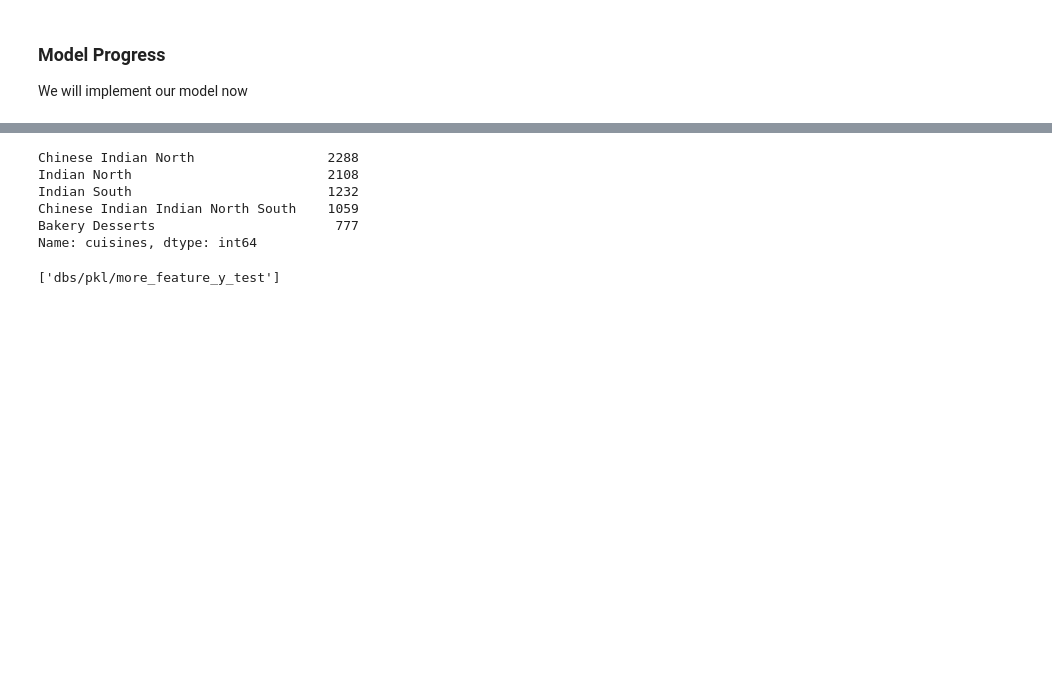
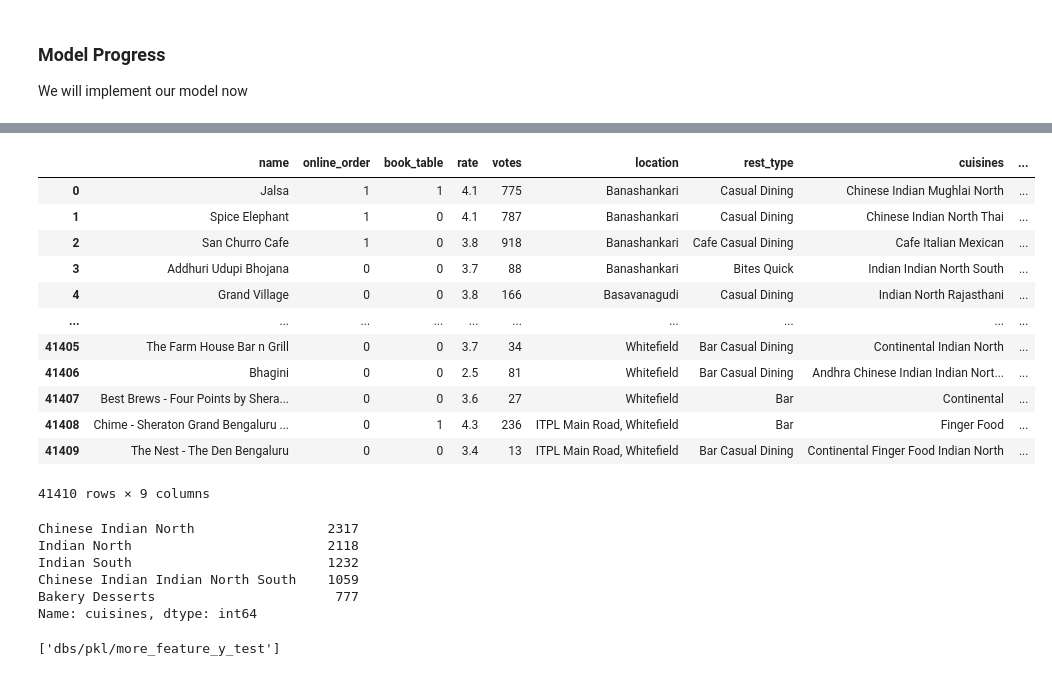
Before and after one commit to remre/datavisu, a Jupyter notebook: sample.ipynb, the cells around one changed output, grey strips where cells are left out. Saved outputs shown, nothing was run; the diff lists cells and outputs as text; code cells hidden in the pictures; blank space fills up the shorter version.

```diff
--- a/sample.ipynb
+++ b/sample.ipynb
@@ -896,12 +914,14 @@ Text(0.5, 1.0, 'rate vs oline order')
 # %% [markdown]
 ### Model Progress
 We will implement our model now
+# %%
+df = pd.read_csv('dbs/zomato.csv')
 # %%
 def one_hot_encode(df, column):
     # Get one hot encoding of columns B
     df[column] = pd.get_dummies(df[column],drop_first=True)
 # %%
-df5 = df4.copy()
+df5 = df.copy()
 # %%
 one_hot_colums = ['book_table','online_order']
 for col in one_hot_colums:
@@ -949,0 +953,2 @@ drop_unnecs(df5,unnec_columns)
+# %%
+df5.dropna(inplace=True)
@@ -960,0 +970,6 @@ Name: rest_type, dtype: int64
+# %%
+df5 = df5.loc[df5.rate !='NEW']
+df5 = df5.loc[df5.rate !='-'].reset_index(drop=True)
+remove_slash = lambda x: x.replace('/5', '') if type(x) == np.str else x
+df5.rate = df5.rate.apply(remove_slash).str.strip().astype('float')
+df5['rate'].head()
@@ -961,10 +985,26 @@ Name: rest_type, dtype: int64
+# %%
+df5.reset_index(drop=True)
+# %% [output]
+|  | name | online_order | book_table | rate | votes | location | rest_type | cuisines | ... |
+| 0 | Jalsa | 1 | 1 | 4.1 | 775 | Banashankari | Casual Dining | Chinese Indian Mughlai North | ... |
+| 1 | Spice Elephant | 1 | 0 | 4.1 | 787 | Banashankari | Casual Dining | Chinese Indian North Thai | ... |
+| 2 | San Churro Cafe | 1 | 0 | 3.8 | 918 | Banashankari | Cafe Casual Dining | Cafe Italian Mexican | ... |
+| 3 | Addhuri Udupi Bhojana | 0 | 0 | 3.7 | 88 | Banashankari | Bites Quick | Indian Indian North South | ... |
+| 4 | Grand Village | 0 | 0 | 3.8 | 166 | Basavanagudi | Casual Dining | Indian North Rajasthani | ... |
+| ... | ... | ... | ... | ... | ... | ... | ... | ... | ... |
+| 41405 | The Farm House Bar n Grill | 0 | 0 | 3.7 | 34 | Whitefield | Bar Casual Dining | Continental Indian North | ... |
+| 41406 | Bhagini | 0 | 0 | 2.5 | 81 | Whitefield | Bar Casual Dining | Andhra Chinese Indian Indian Nort... | ... |
+| 41407 | Best Brews - Four Points by Shera... | 0 | 0 | 3.6 | 27 | Whitefield | Bar | Continental | ... |
+| 41408 | Chime - Sheraton Grand Bengaluru ... | 0 | 1 | 4.3 | 236 | ITPL Main Road, Whitefield | Bar | Finger Food | ... |
+| 41409 | The Nest - The Den Bengaluru | 0 | 0 | 3.4 | 13 | ITPL Main Road, Whitefield | Bar Casual Dining | Continental Finger Food Indian North | ... |
+41410 rows × 9 columns
 # %%
 df5['cuisines'] = df5['cuisines'].str.replace(',' , '')
 df5['cuisines'] = df5['cuisines'].astype(str).apply(lambda x: ' '.join(sorted(x.split())))
 df5['cuisines'].value_counts().head()
 # %% [output]
-Chinese Indian North                 2288
-Indian North                         2108
+Chinese Indian North                 2317
+Indian North                         2118
 Indian South                         1232
 Chinese Indian Indian North South    1059
 Bakery Desserts                       777
```
Also changed, not shown: parts of 31 cells of this notebook.
